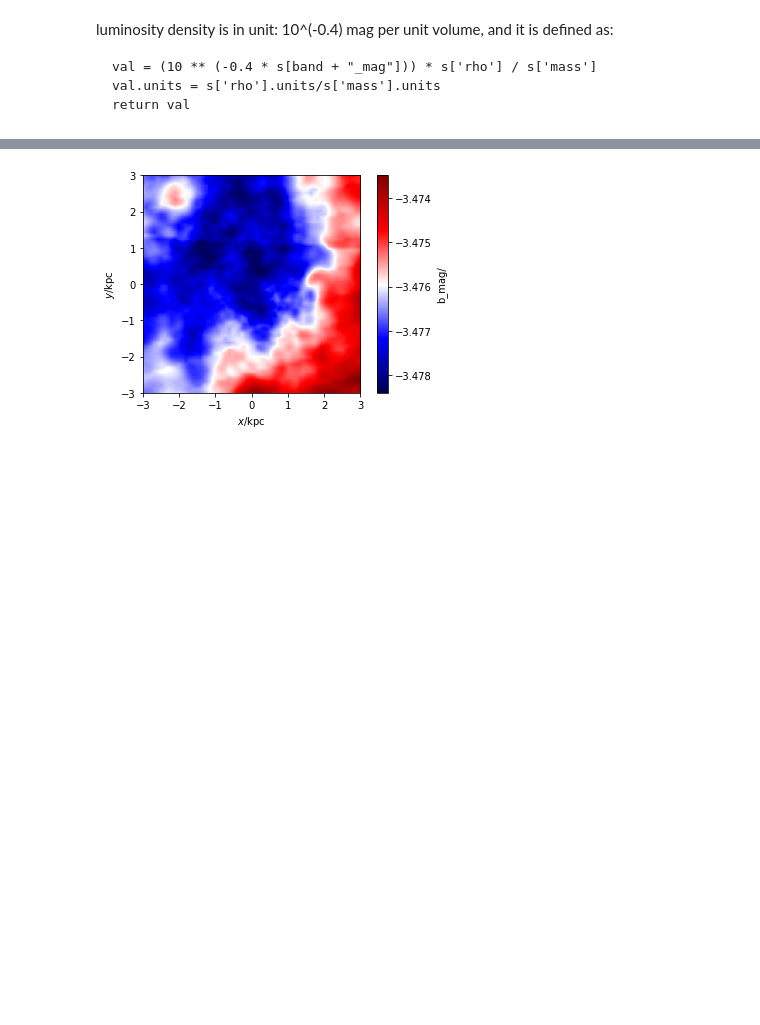
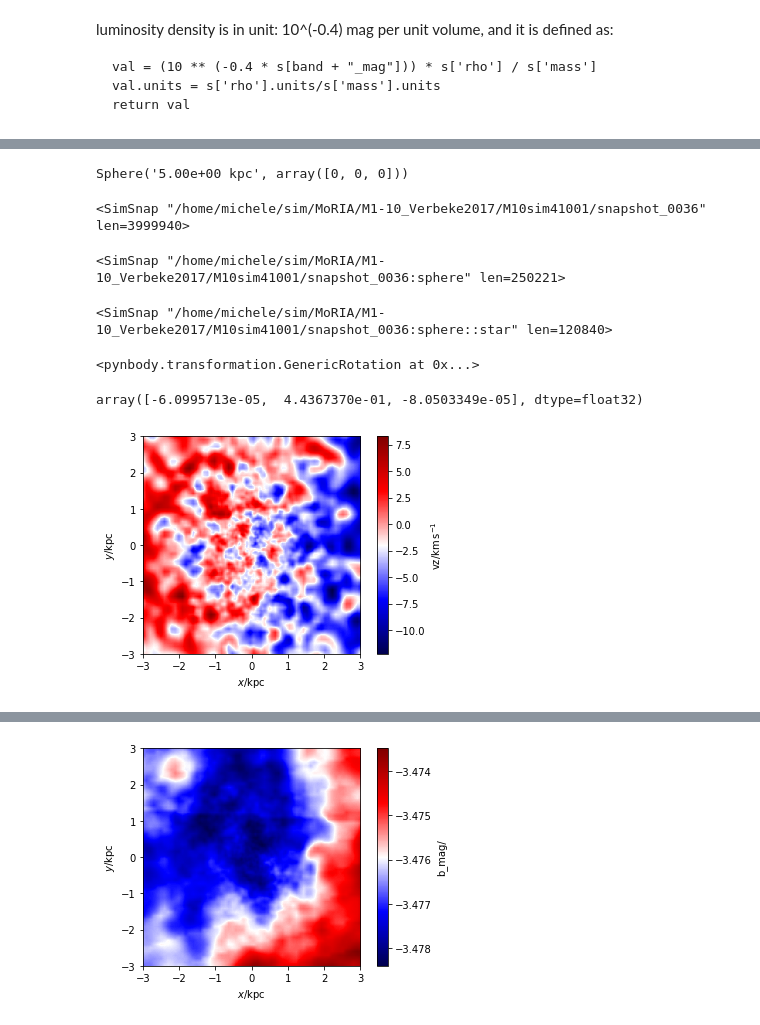
Before and after one commit to elehcim/simulation, a Jupyter notebook: notebooks/Color B-I.ipynb, the cells around one changed output, grey strips where cells are left out. Cells and saved outputs as stored; diff of their text form; code cells hidden in the pictures; blank space fills up the shorter version.

```diff
--- a/notebooks/Color B-I.ipynb
+++ b/notebooks/Color B-I.ipynb
@@ -146,0 +41,5 @@ To use `lum_den_template` it is needed to end the magnitude with the string `_ma
+# %%
+sphere = pynbody.filt.Sphere('5 kpc')
+sphere
+# %% [output]
+Sphere('5.00e+00 kpc', array([0, 0, 0]))
@@ -146,0 +48,27 @@ To use `lum_den_template` it is needed to end the magnitude with the string `_ma
+# %%
+s
+# %% [output]
+<SimSnap "/home/michele/sim/MoRIA/M1-10_Verbeke2017/M10sim41001/snapshot_0036" len=3999940>
+# %%
+subsnap = s[sphere]
+subsnap
+# %% [output]
+<SimSnap "/home/michele/sim/MoRIA/M1-10_Verbeke2017/M10sim41001/snapshot_0036:sphere" len=250221>
+# %%
+subsnap.s
+# %% [output]
+<SimSnap "/home/michele/sim/MoRIA/M1-10_Verbeke2017/M10sim41001/snapshot_0036:sphere::star" len=120840>
+# %%
+pynbody.analysis.angmom.sideon(subsnap.s)
+# %% [output]
+<pynbody.transformation.GenericRotation at 0x...>
+# %%
+L = pynbody.analysis.angmom.ang_mom_vec(subsnap.s)
+L
+# %% [output]
+array([-6.0995713e-05,  4.4367370e-01, -8.0503349e-05], dtype=float32)
+# %%
+v_los_sim = pynbody.plot.sph.image(subsnap.s, qty='vz', av_z=True, cmap='seismic',
+                                   width=width, resolution=resolution, log=False)
+# %% [output]
+[figure, added]
```
Also changed, not shown: parts of 15 cells of this notebook.
